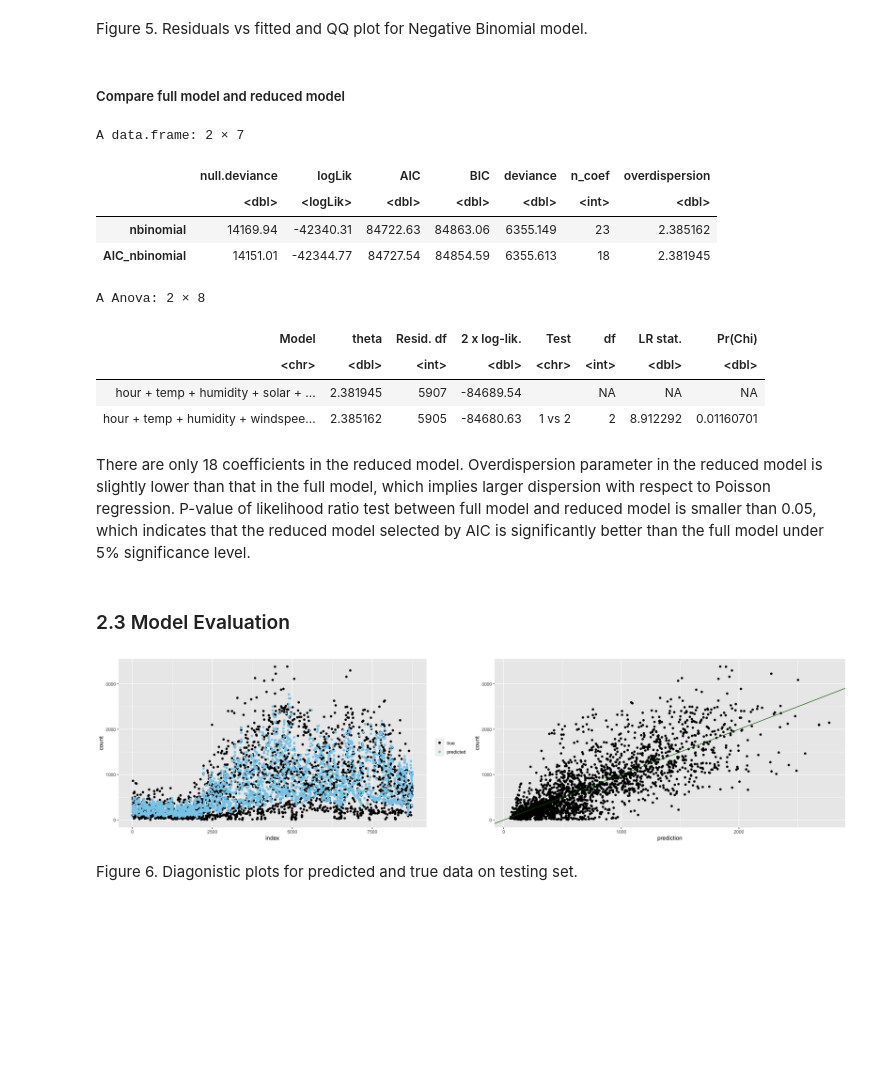
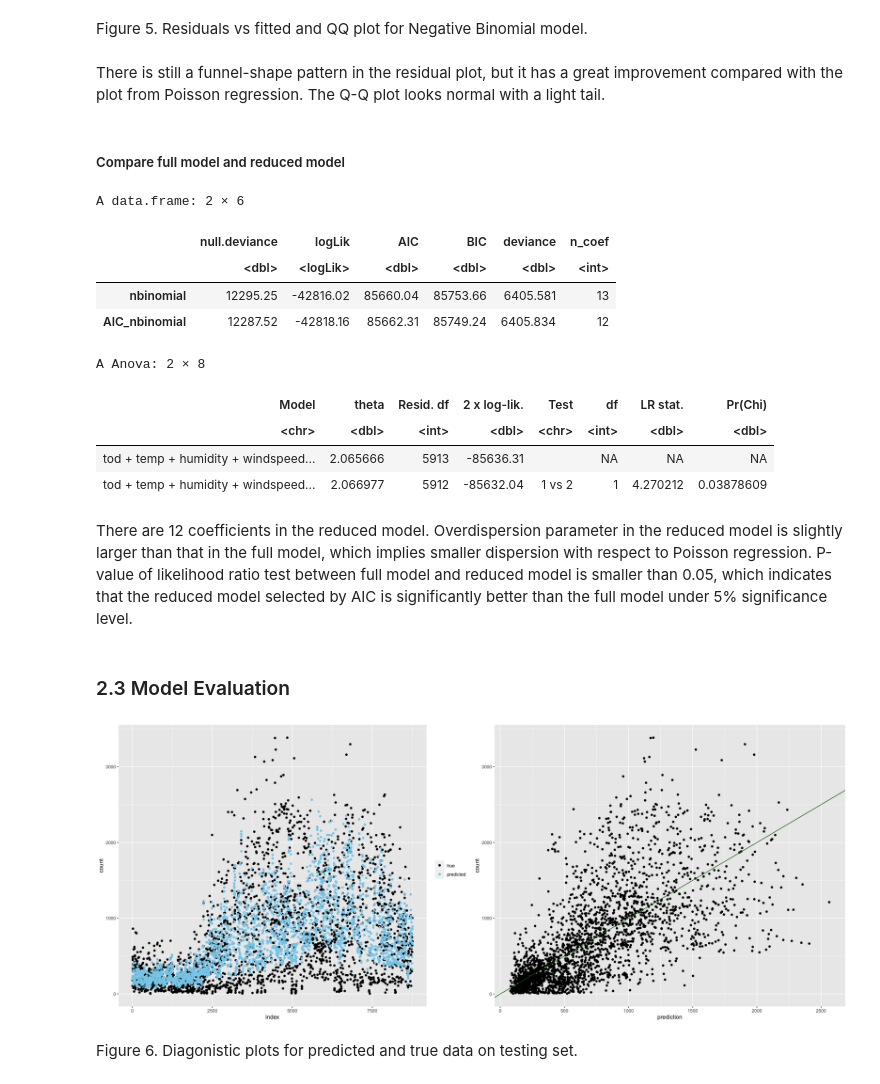
Before and after one commit to xiaohu1122/538A_project, a Jupyter notebook: 538A_Final_Project.ipynb, the cells around one changed output. Cells and saved outputs as stored; diff of their text form; code cells hidden in the pictures; blank space fills up the shorter version.

```diff
--- a/538A_Final_Project.ipynb
+++ b/538A_Final_Project.ipynb
@@ -120,5 +120,7 @@ bike <- bike %>%
                                  hour < 21 ~ "Afternoon",
                                  TRUE ~ "Night"),
                                  levels = c('Morning', 'Afternoon', 'Night')))
+# change tod as a factor
+bike$tod <- as.factor(bike$tod)
 head(bike)
 # %% [output]
@@ -196,6 +198,3 @@ vif(model_vif2)
   1.429081   2.007410   1.180126   1.380984   1.854448   1.050448   1.040015
 # %% [markdown]
 All VIFs are now lower than 5. We can then remove `dew` from our testing set and continue with model fitting.
-# %%
-bike_training <- subset(bike_training, select = -dew)
-head(bike_training)
@@ -343,6 +349,6 @@ We first fit a full negative binomial model with all variables in the data.
 # %%
 nbinomial_model <- glm.nb(
-  formula = count~hour + temp + humidity + windspeed + visibility + solar + snow + seasons + holiday+month,
+  formula = count~tod + temp + humidity + windspeed + visibility + solar + snow + seasons + holiday,
   data = bike_training
 )
 tidy(nbinomial_model)
@@ -451,5 +450,7 @@ qqline(res)
 # %% [markdown]
 Figure 5. Residuals vs fitted and QQ plot for Negative Binomial model.
+# %% [markdown]
+There is still a funnel-shape pattern in the residual plot, but it has a great improvement compared with the plot from Poisson regression. The Q-Q plot looks normal with a light tail.
 # %%
 #n_sim <- 250
 #simulationOutput <- simulateResiduals(fittedModel = AIC_nbinomial_model, n = n_sim)
@@ -460,47 +461,47 @@ Figure 5. Residuals vs fitted and QQ plot for Negative Binomial model.
 t <- as.data.frame(rbind(glance(nbinomial_model),glance(AIC_nbinomial_model)))
 rownames(t) <- c("nbinomial","AIC_nbinomial")
 t  %>% dplyr::select(-c(df.residual,nobs,df.null))  %>%
-        mutate(n_coef = c(length(coef(nbinomial_model)),length(coef(AIC_nbinomial_model)))) %>%
-        mutate(overdispersion = c(nbinomial_model$theta,AIC_nbinomial_model$theta)) #%>%
+        mutate(n_coef = c(length(coef(nbinomial_model)),length(coef(AIC_nbinomial_model)))) #%>%
+       # mutate(overdispersion = c(nbinomial_model$theta,AIC_nbinomial_model$theta)) #%>%
        # mutate(gof.pvalue = c(1 - pchisq(nbinomial_model$deviance, nbinomial_model$df.residual),
        #                      1 - pchisq(AIC_nbinomial_model$deviance, AIC_nbinomial_model$df.residual)))
 # %% [output]
-A data.frame: 2 × 7
+A data.frame: 2 × 6
-|  | null.deviance | logLik | AIC | BIC | deviance | n_coef | overdispersion |
-|  | <dbl> | <logLik> | <dbl> | <dbl> | <dbl> | <int> | <dbl> |
-| nbinomial | 14169.94 | -42340.31 | 84722.63 | 84863.06 | 6355.149 | 23 | 2.385162 |
-| AIC_nbinomial | 14151.01 | -42344.77 | 84727.54 | 84854.59 | 6355.613 | 18 | 2.381945 |
+|  | null.deviance | logLik | AIC | BIC | deviance | n_coef |
+|  | <dbl> | <logLik> | <dbl> | <dbl> | <dbl> | <int> |
+| nbinomial | 12295.25 | -42816.02 | 85660.04 | 85753.66 | 6405.581 | 13 |
+| AIC_nbinomial | 12287.52 | -42818.16 | 85662.31 | 85749.24 | 6405.834 | 12 |
 # %%
 anova(nbinomial_model,AIC_nbinomial_model)
 # %% [output]
 A Anova: 2 × 8
 | Model | theta | Resid. df | 2 x log-lik. | Test | df | LR stat. | Pr(Chi) |
 | <chr> | <dbl> | <int> | <dbl> | <chr> | <int> | <dbl> | <dbl> |
-| hour + temp + humidity + solar + ... | 2.381945 | 5907 | -84689.54 |  | NA | NA | NA |
-| hour + temp + humidity + windspee... | 2.385162 | 5905 | -84680.63 | 1 vs 2 | 2 | 8.912292 | 0.01160701 |
+| tod + temp + humidity + windspeed... | 2.065666 | 5913 | -85636.31 |  | NA | NA | NA |
+| tod + temp + humidity + windspeed... | 2.066977 | 5912 | -85632.04 | 1 vs 2 | 1 | 4.270212 | 0.03878609 |
 # %% [markdown]
-There are only 18 coefficients in the reduced model. Overdispersion parameter in the reduced model is slightly lower than that in the full model, which implies larger dispersion with respect to Poisson regression. P-value of likelihood ratio test between full model and reduced model is smaller than 0.05, which indicates that the reduced model selected by AIC is significantly better than the full model under 5% significance level.
+There are 12 coefficients in the reduced model. Overdispersion parameter in the reduced model is slightly larger than that in the full model, which implies smaller dispersion with respect to Poisson regression. P-value of likelihood ratio test between full model and reduced model is smaller than 0.05, which indicates that the reduced model selected by AIC is significantly better than the full model under 5% significance level.
 # %% [markdown]
 ### 2.3 Model Evaluation
 # %%
 # plot predicted values and actual values
 bike_testing$index <- as.numeric(row.names(bike_testing))
 bike_testing$pred <- predict(AIC_nbinomial_model,newdata = bike_testing, type = 'response' )
-options(repr.plot.width=20, repr.plot.height=5)
+options(repr.plot.width=20, repr.plot.height=8)
 g1 <- bike_testing  %>% ggplot(aes(x = index,y = count,color = "true"))  +
                     geom_point() +
                     geom_point(aes(y = round(pred,0), x = index,color = "predicted"))+
                     scale_colour_manual("",
                               breaks = c("true", "predicted"),
                               values = c("black", "sky blue"))
 g2 <- bike_testing  %>% ggplot(aes(x = round(pred,0),y = count))  +
                     geom_point() +
                     xlab("prediction") +
                     geom_abline(intercept = 0, slope = 1, col = "dark green")
 ggarrange(g1, g2,
           ncol = 2, nrow = 1)
 # %% [output]
-[figure, old version]
+[figure, new version]
 # %% [markdown]
 Figure 6. Diagonistic plots for predicted and true data on testing set.
 # %% [markdown]
```
Also changed, not shown: parts of 23 cells of this notebook.
